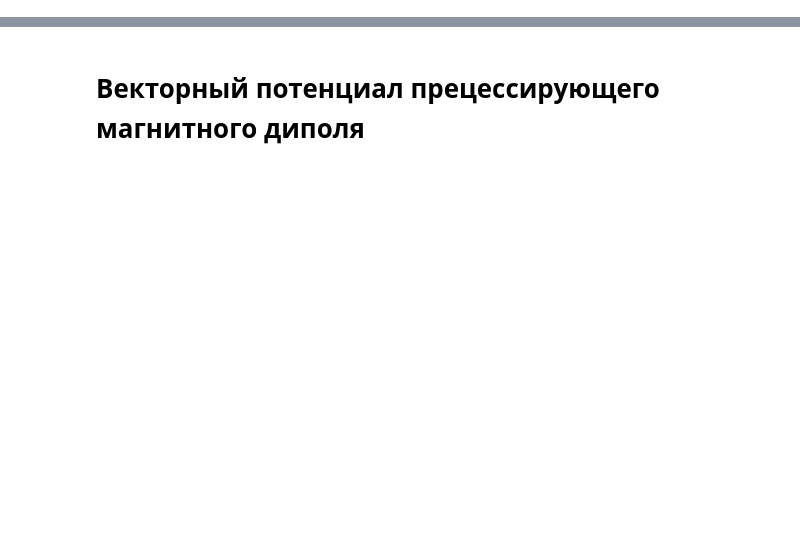
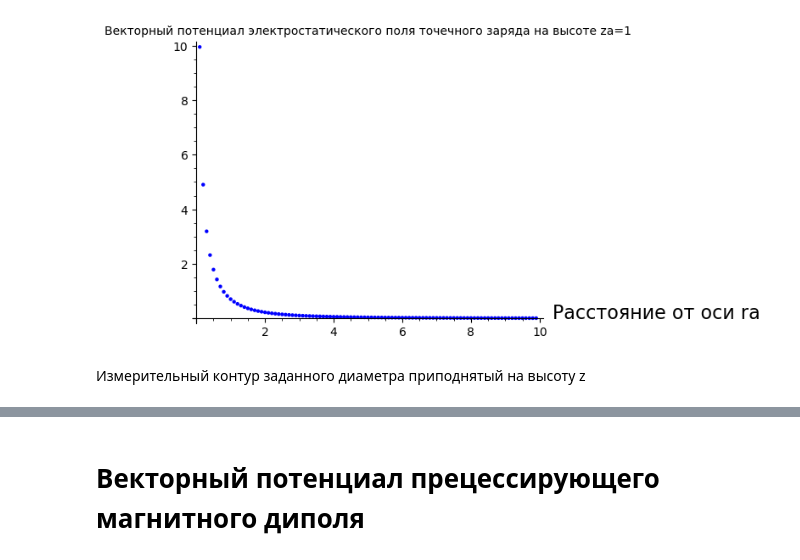
Before and after one commit to daju1/articles, a Jupyter notebook: electrostatic_vector_potential/Vector_potential_of_a_precessing_magnetic_dipole.ipynb, the cells around one changed output, grey strips where cells are left out. Saved outputs shown, nothing was run; the diff lists cells and outputs as text; code cells hidden in the pictures; blank space fills up the shorter version.

```diff
--- a/electrostatic_vector_potential/Vector_potential_of_a_precessing_magnetic_dipole.ipynb
+++ b/electrostatic_vector_potential/Vector_potential_of_a_precessing_magnetic_dipole.ipynb
@@ -0,0 +210,17 @@
+# %%
+A_q = lambda ra, za : za /(ra * sqrt(ra^2 + za^2))
+# %%
+plot_data_A_q_r = []
+for ir in range(1,100):
+    # Расстояние от оси R/r (лин шкала)
+    ra = 0.1 * ir
+    A_phi_q = A_q(ra = ra, za = 1)
+    plot_data_A_q_r += [(ra, A_phi_q)]
+# %%
+p = list_plot(plot_data_A_q_r)
+p.show(title="Векторный потенциал электростатического поля точечного заряда на высоте za=1",
+       axes_labels=["Расстояние от оси ra", ""])
+# %% [output]
+[figure, added]
+# %% [markdown]
+Измерительный контур заданного диаметра приподнятый на высоту z
```
Also changed, not shown: parts of 54 cells of this notebook, 1 other file.
